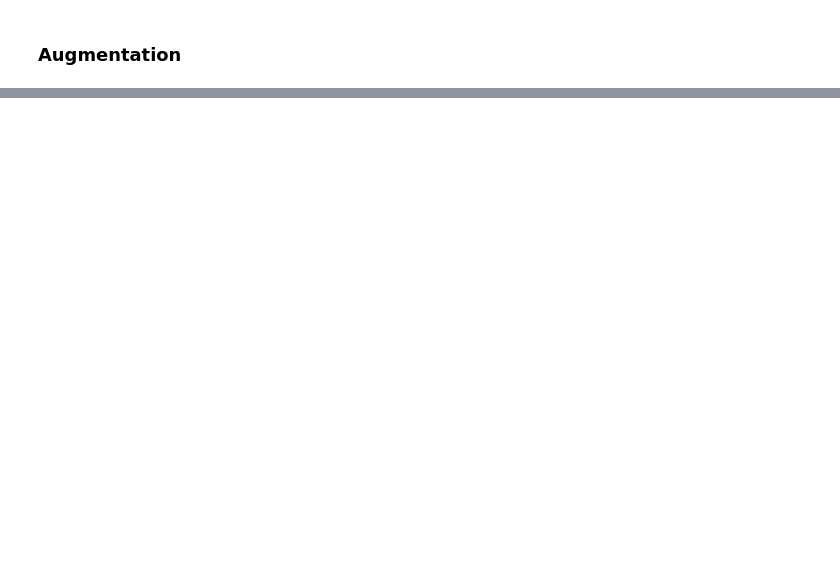
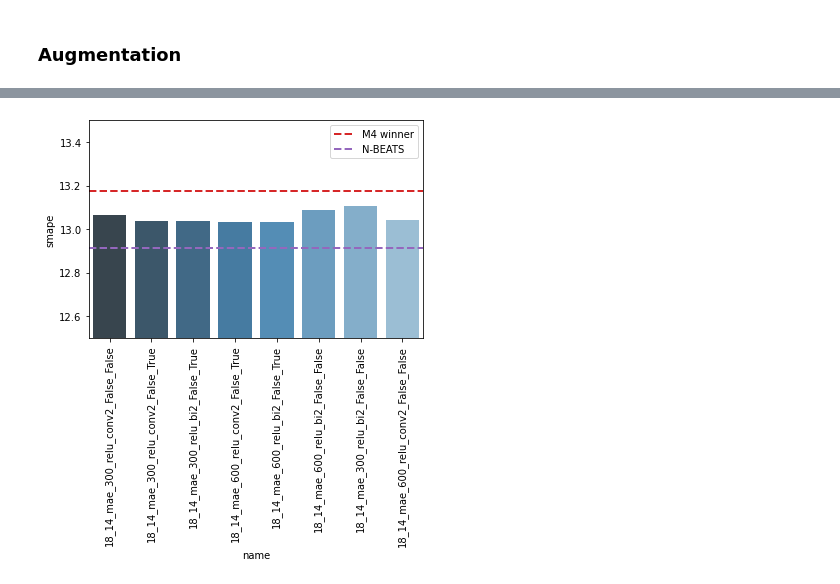
Before and after one commit to djib2011/forecasting, a Jupyter notebook: analysis/explore_results_ensemble.ipynb, the cells around one changed output, grey strips where cells are left out. Saved outputs shown, nothing was run; the diff lists cells and outputs as text; code cells hidden in the pictures; blank space fills up the shorter version.

Commit message:
Added results for more models.

```diff
--- a/analysis/explore_results_ensemble.ipynb
+++ b/analysis/explore_results_ensemble.ipynb
@@ -191,0 +202,2 @@ add_benchmarks()
+# %%
+df9 = df[(df['output_len'] == 14) & (df['input_len'] == 18) & (df['bottleneck_activation'] == 'relu') & ((df['bottleneck_size'] == 300) | (df['bottleneck_size'] == 600)) & ((df['model_type'] == 'conv2') | (df['model_type'] == 'bi2'))]
@@ -191,0 +216,8 @@ add_benchmarks()
+# %%
+sns.barplot(x='name', y='smape', data=df9, palette='Blues_d')
+plt.ylim([12.5, 13.5])
+plt.xticks(rotation=90)
+
+add_benchmarks()
+# %% [output]
+[figure, added]
```
Also changed, not shown: parts of 16 cells of this notebook, 4 other files.
